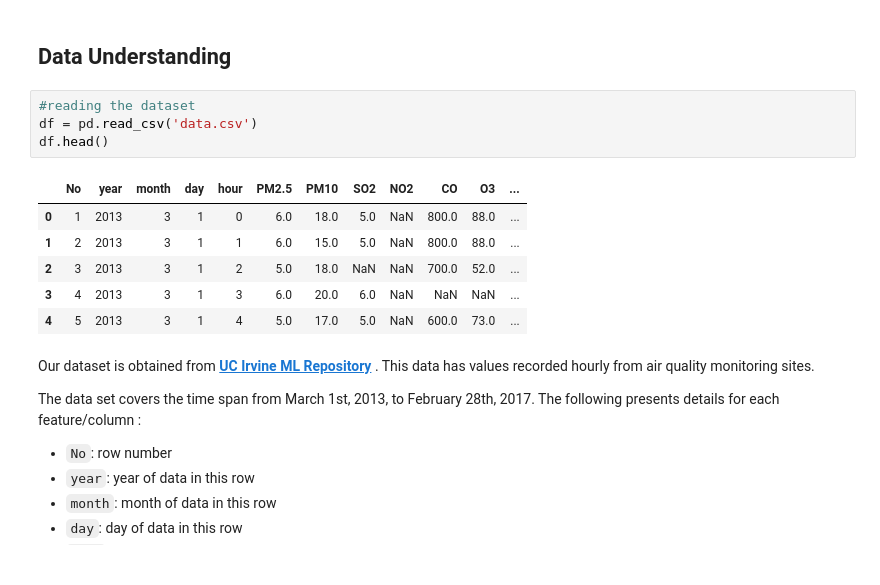
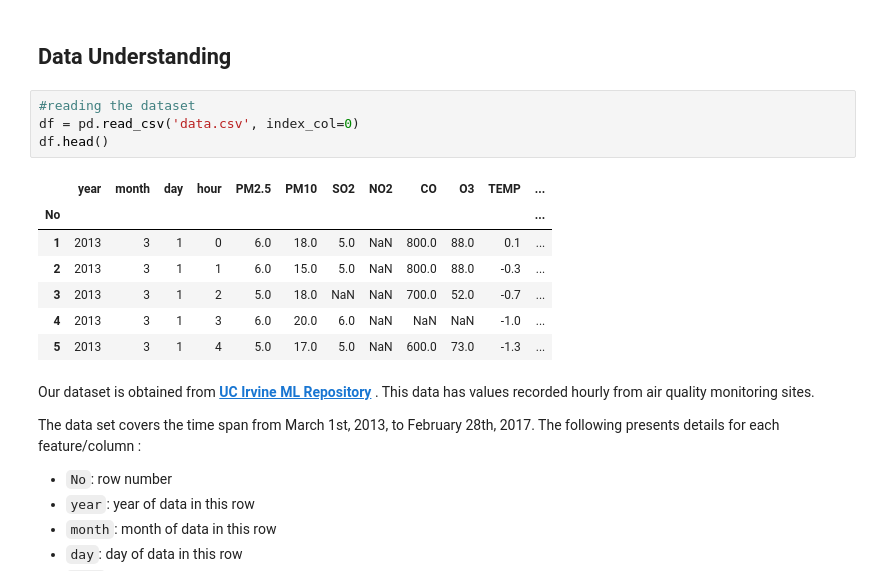
Before and after one commit to jonvis23/Air-Quality-Forecasting, a Jupyter notebook: notebook.ipynb, the cells around one changed output. Saved outputs shown, nothing was run; the diff lists cells and outputs as text.

```diff
--- a/notebook.ipynb
+++ b/notebook.ipynb
@@ -10,15 +10,16 @@ import matplotlib.pyplot as plt
 ## Data Understanding
 # %%
 #reading the dataset
-df = pd.read_csv('data.csv')
+df = pd.read_csv('data.csv', index_col=0)
 df.head()
 # %% [output]
-|  | No | year | month | day | hour | PM2.5 | PM10 | SO2 | NO2 | CO | O3 | ... |
-| 0 | 1 | 2013 | 3 | 1 | 0 | 6.0 | 18.0 | 5.0 | NaN | 800.0 | 88.0 | ... |
-| 1 | 2 | 2013 | 3 | 1 | 1 | 6.0 | 15.0 | 5.0 | NaN | 800.0 | 88.0 | ... |
-| 2 | 3 | 2013 | 3 | 1 | 2 | 5.0 | 18.0 | NaN | NaN | 700.0 | 52.0 | ... |
-| 3 | 4 | 2013 | 3 | 1 | 3 | 6.0 | 20.0 | 6.0 | NaN | NaN | NaN | ... |
-| 4 | 5 | 2013 | 3 | 1 | 4 | 5.0 | 17.0 | 5.0 | NaN | 600.0 | 73.0 | ... |
+|  | year | month | day | hour | PM2.5 | PM10 | SO2 | NO2 | CO | O3 | TEMP | ... |
+| No |  |  |  |  |  |  |  |  |  |  |  | ... |
+| 1 | 2013 | 3 | 1 | 0 | 6.0 | 18.0 | 5.0 | NaN | 800.0 | 88.0 | 0.1 | ... |
+| 2 | 2013 | 3 | 1 | 1 | 6.0 | 15.0 | 5.0 | NaN | 800.0 | 88.0 | -0.3 | ... |
+| 3 | 2013 | 3 | 1 | 2 | 5.0 | 18.0 | NaN | NaN | 700.0 | 52.0 | -0.7 | ... |
+| 4 | 2013 | 3 | 1 | 3 | 6.0 | 20.0 | 6.0 | NaN | NaN | NaN | -1.0 | ... |
+| 5 | 2013 | 3 | 1 | 4 | 5.0 | 17.0 | 5.0 | NaN | 600.0 | 73.0 | -1.3 | ... |
 # %% [markdown]
 
 Our dataset is obtained from __[UC Irvine ML Repository](https://archive.ics.uci.edu/dataset/381/beijing+pm2+5+data)__ . This data has values recorded hourly from air quality monitoring sites.<br>
```
Also changed, not shown: parts of 11 cells of this notebook.
